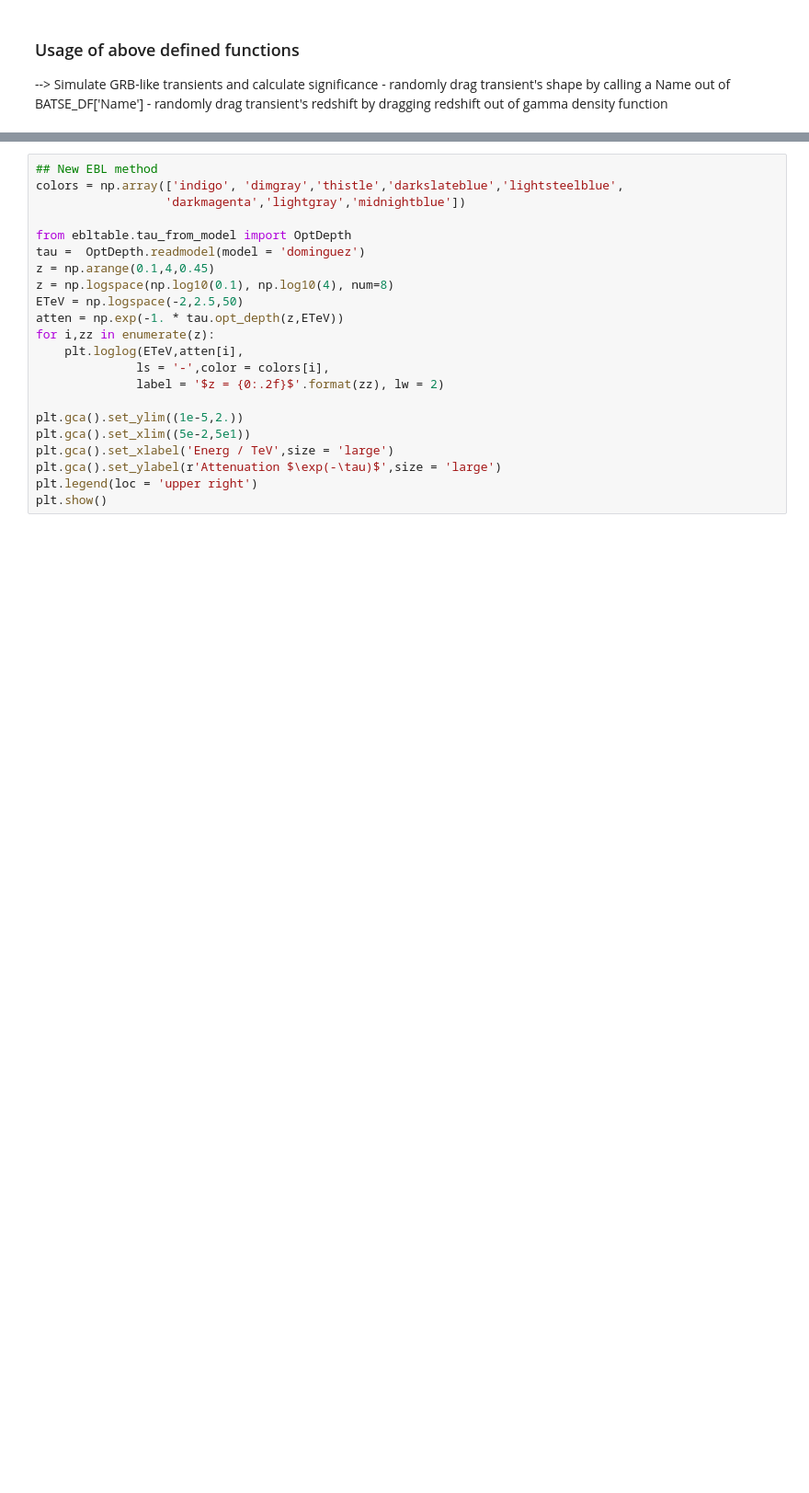
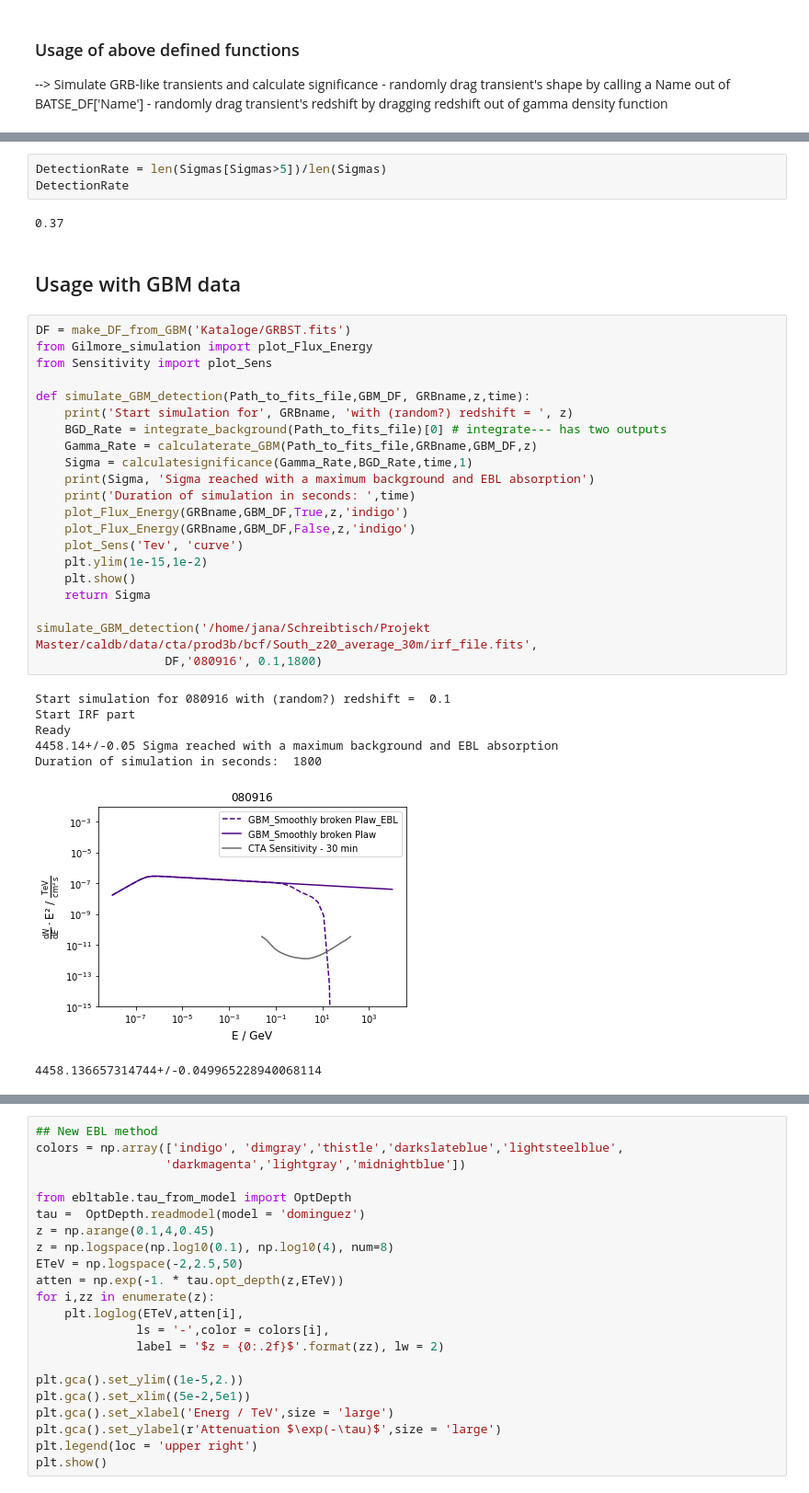
Before and after one commit to JanaMo/Project_Master, a Jupyter notebook: Realistic_Expectations.ipynb, the cells around one changed output, grey strips where cells are left out. Shown at 92% size. Saved outputs shown, nothing was run; the diff lists cells and outputs as text; blank space fills up the shorter version.

```diff
--- a/Realistic_Expectations.ipynb
+++ b/Realistic_Expectations.ipynb
@@ -391,0 +409,36 @@ Duration of simulation in seconds:  1800
+# %%
+DetectionRate = len(Sigmas[Sigmas>5])/len(Sigmas)
+DetectionRate
+# %% [output]
+0.37
+# %% [markdown]
+## Usage with GBM data
+# %%
+DF = make_DF_from_GBM('Kataloge/GRBST.fits')
+from Gilmore_simulation import plot_Flux_Energy
+from Sensitivity import plot_Sens
+
+def simulate_GBM_detection(Path_to_fits_file,GBM_DF, GRBname,z,time):
+    print('Start simulation for', GRBname, 'with (random?) redshift = ', z)
+    BGD_Rate = integrate_background(Path_to_fits_file)[0] # integrate--- has two outputs
+    Gamma_Rate = calculaterate_GBM(Path_to_fits_file,GRBname,GBM_DF,z)
+    Sigma = calculatesignificance(Gamma_Rate,BGD_Rate,time,1)
+    print(Sigma, 'Sigma reached with a maximum background and EBL absorption')
+    print('Duration of simulation in seconds: ',time)
+    plot_Flux_Energy(GRBname,GBM_DF,True,z,'indigo')
+    plot_Flux_Energy(GRBname,GBM_DF,False,z,'indigo')
+    plot_Sens('Tev', 'curve')
+    plt.ylim(1e-15,1e-2)
+    plt.show()
+    return Sigma
+
+simulate_GBM_detection('/home/jana/Schreibtisch/Projekt Master/caldb/data/cta/prod3b/bcf/South_z20_average_30m/irf_file.fits',
+                  DF,'080916', 0.1,1800)
+# %% [output]
+Start simulation for 080916 with (random?) redshift =  0.1
+Start IRF part
+Ready
+4458.14+/-0.05 Sigma reached with a maximum background and EBL absorption
+Duration of simulation in seconds:  1800
+[figure, added]
+4458.136657314744+/-0.049965228940068114
```
Also changed, not shown: parts of 8 cells of this notebook, 8 other files.
